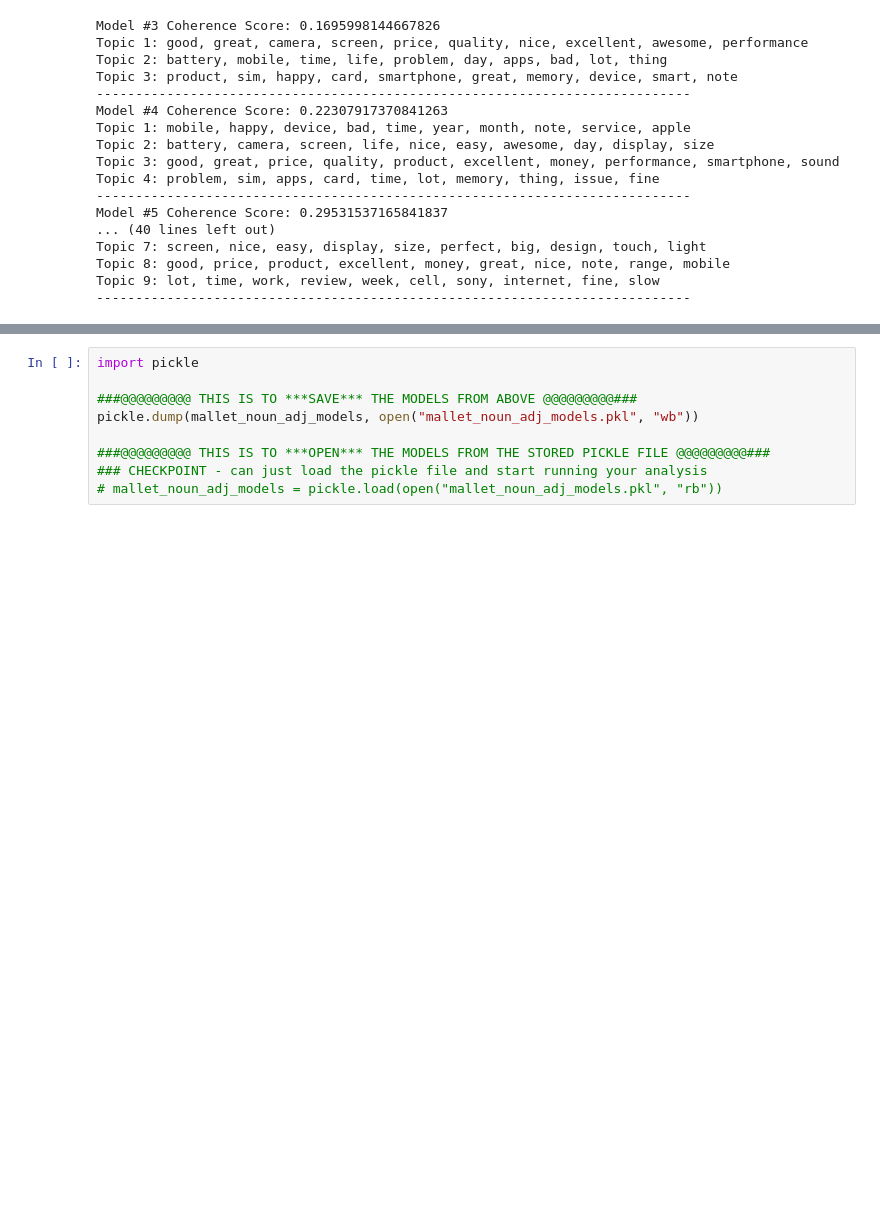
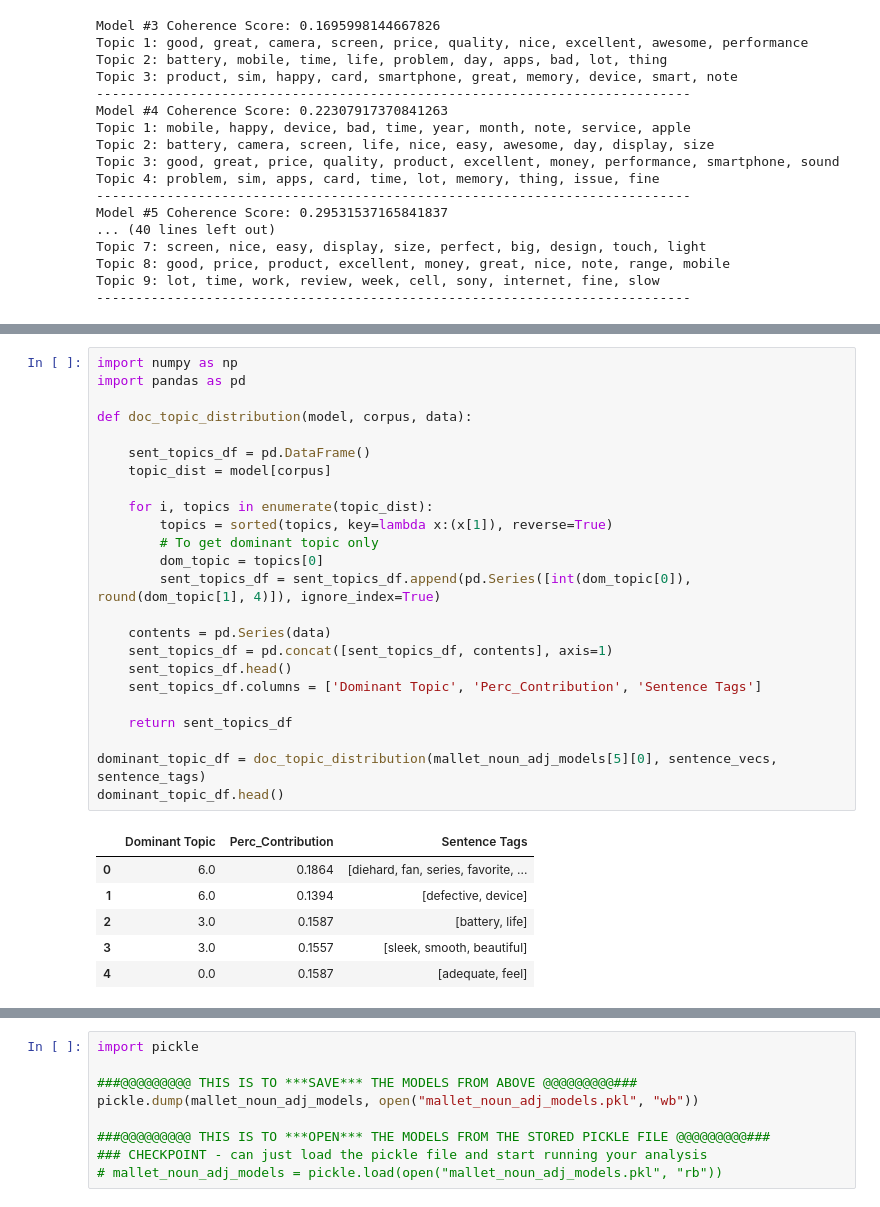
Before and after one commit to ngohngoh/phone-reviews-analysis, a Jupyter notebook: Cell phone Reviews - YL.ipynb, the cells around one changed output, grey strips where cells are left out. Cells and saved outputs as stored; diff of their text form; blank space fills up the shorter version.

```diff
--- a/Cell phone Reviews - YL.ipynb
+++ b/Cell phone Reviews - YL.ipynb
@@ -770,0 +791,31 @@ Topic 9: lot, time, work, review, week, cell, sony, internet, fine, slow
+# %%
+import numpy as np
+import pandas as pd
+
+def doc_topic_distribution(model, corpus, data):
+
+    sent_topics_df = pd.DataFrame()
+    topic_dist = model[corpus]
+
+    for i, topics in enumerate(topic_dist):
+        topics = sorted(topics, key=lambda x:(x[1]), reverse=True)
+        # To get dominant topic only
+        dom_topic = topics[0]
+        sent_topics_df = sent_topics_df.append(pd.Series([int(dom_topic[0]), round(dom_topic[1], 4)]), ignore_index=True)
+
+    contents = pd.Series(data)
+    sent_topics_df = pd.concat([sent_topics_df, contents], axis=1)
+    sent_topics_df.head()
+    sent_topics_df.columns = ['Dominant Topic', 'Perc_Contribution', 'Sentence Tags']
+
+    return sent_topics_df
+
+dominant_topic_df = doc_topic_distribution(mallet_noun_adj_models[5][0], sentence_vecs, sentence_tags)
+dominant_topic_df.head()
+# %% [output]
+|  | Dominant Topic | Perc_Contribution | Sentence Tags |
+| 0 | 6.0 | 0.1864 | [diehard, fan, series, favorite, ... |
+| 1 | 6.0 | 0.1394 | [defective, device] |
+| 2 | 3.0 | 0.1587 | [battery, life] |
+| 3 | 3.0 | 0.1557 | [sleek, smooth, beautiful] |
+| 4 | 0.0 | 0.1587 | [adequate, feel] |
```
Also changed, not shown: parts of 3 cells of this notebook.
